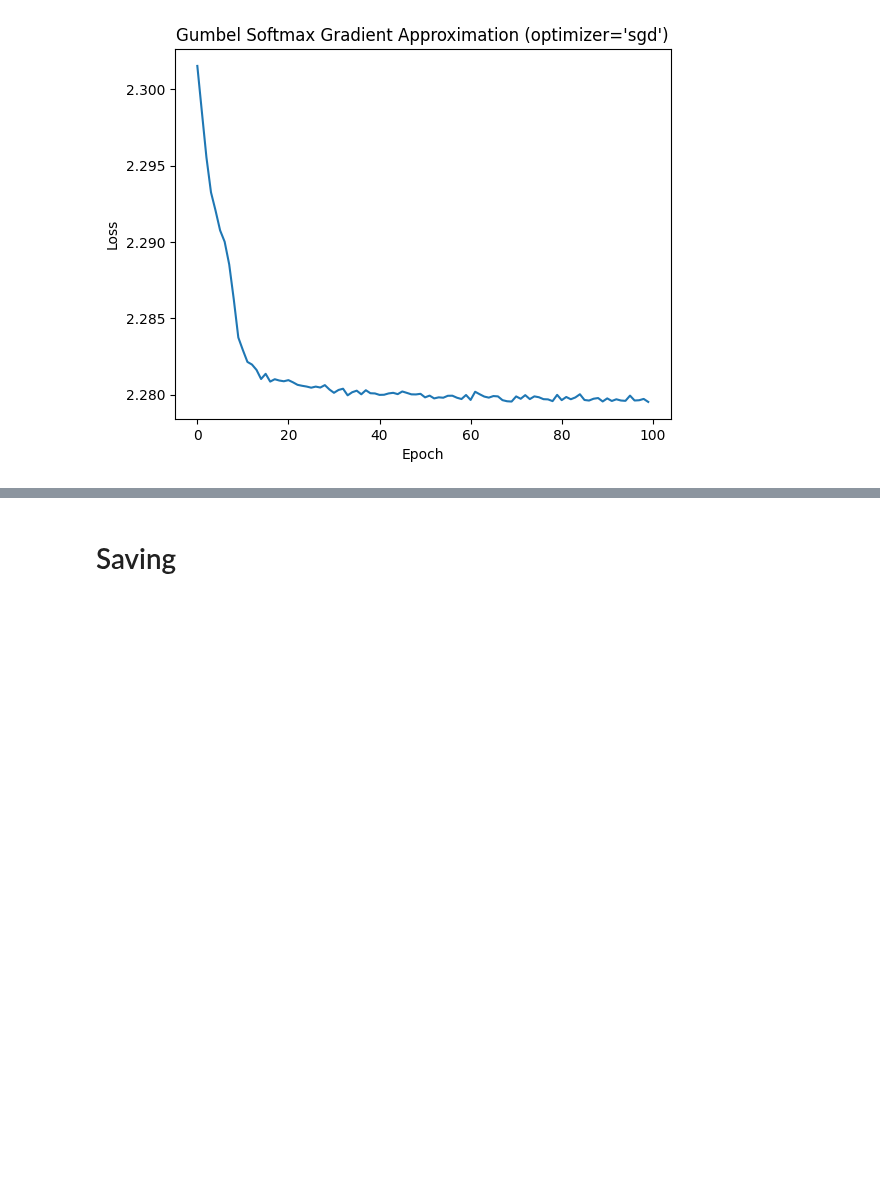
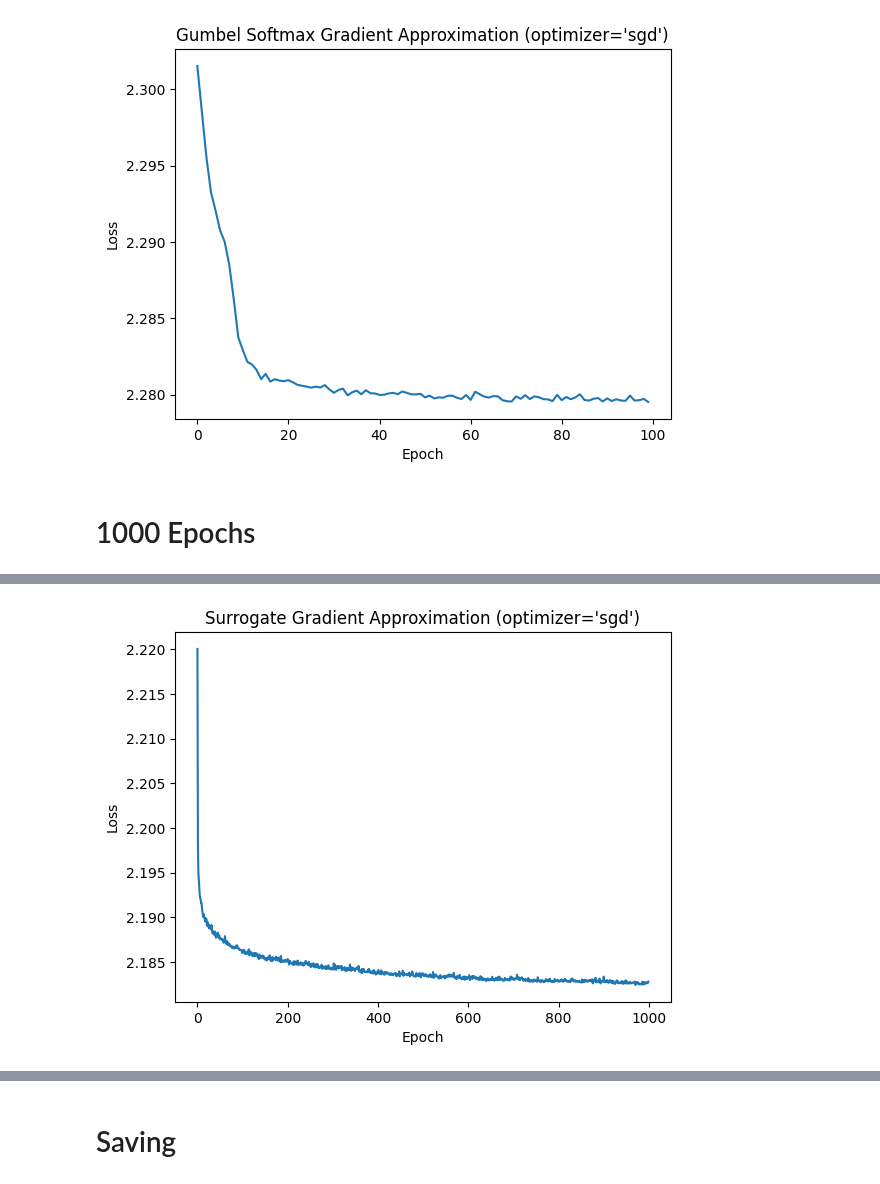
Before and after one commit to suessflorian/biological-neurons, a Jupyter notebook: spiking_stochastic/binomial_neuron_recreation2.ipynb, the cells around one changed output, grey strips where cells are left out. Cells and saved outputs as stored; diff of their text form; code cells hidden in the pictures; blank space fills up the shorter version.

Commit message:
Trained on 1000 epochs

```diff
--- a/spiking_stochastic/binomial_neuron_recreation2.ipynb
+++ b/spiking_stochastic/binomial_neuron_recreation2.ipynb
@@ -511,3 +511,9 @@ gumbel_softmax_model, gumbel_softmax_losses = train(n_epochs, T=3, spiker='gumbe
 # %% [output]
 Epoch [100/100], Step [600/600], Loss: 2.2739
 [figure]
+# %% [markdown]
+# 1000 Epochs
+# %%
+n_epochs = 1000
+surrogate_model, surrogate_losses = train(n_epochs, T=3, spiker='surrogate', lr=1)
+# %% [output]
@@ -513,0 +521 @@ Epoch [100/100], Step [600/600], Loss: 2.2739
+[figure, added]
```
Also changed, not shown: parts of 2 cells of this notebook.
